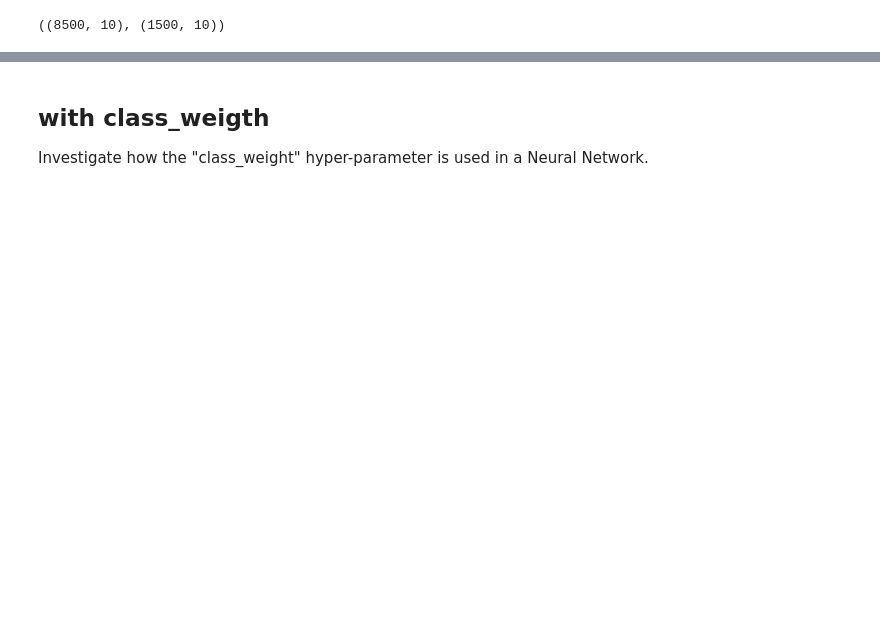
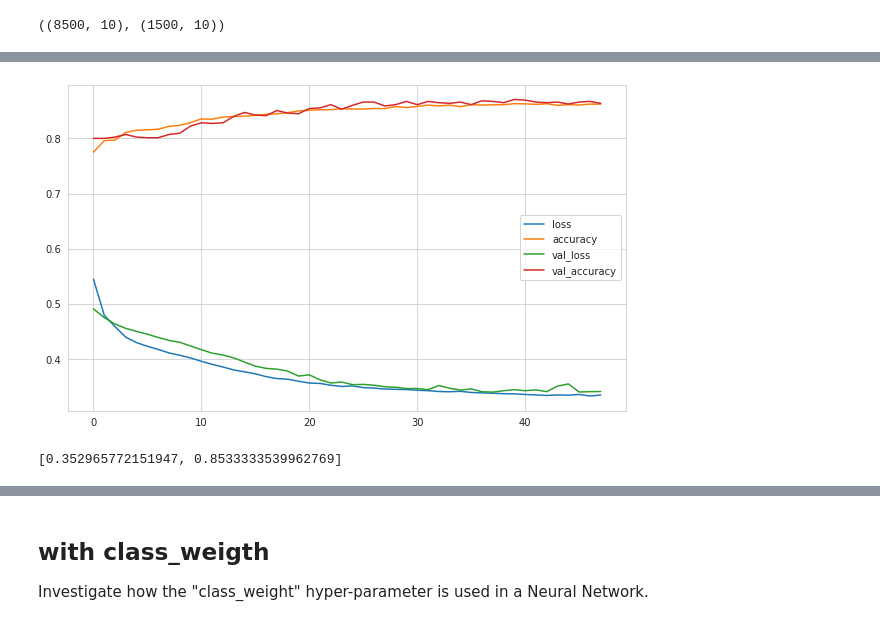
Before and after one commit to muhsinayaz/Assignments, a Jupyter notebook: 08-Deep-Learning/DL-Assignment-1 (Classification with ANN-Churn Prediction)-Student.ipynb, the cells around one changed output, grey strips where cells are left out. Drawn from its saved outputs; the diff is of its cells as text; code cells hidden in the pictures; blank space fills up the shorter version.

```diff
--- a/08-Deep-Learning/DL-Assignment-1 (Classification with ANN-Churn Prediction)-Student.ipynb
+++ b/08-Deep-Learning/DL-Assignment-1 (Classification with ANN-Churn Prediction)-Student.ipynb
@@ -156,8 +165,8 @@ scaler = MinMaxScaler()
 # %%
 column_trans = make_column_transformer((enc, cat), remainder=MinMaxScaler())
 # %%
-X_train_trans = column_trans.fit_transform(X_train)
-X_test_trans = column_trans.transform(X_test)
+X_train = column_trans.fit_transform(X_train)
+X_test = column_trans.transform(X_test)
 # %%
 # X_train= pd.DataFrame(column_trans.fit_transform(X_train), columns=features, index=X_train.index)
 # X_test= pd.DataFrame(column_trans.transform(X_test), columns=features, index=X_test.index)
@@ -187,5 +195,12 @@ model.add(Dense(5, activation = "relu"))
 model.add(Dense(1, activation = "sigmoid"))
 
 model.compile(optimizer = "adam", loss = "binary_crossentropy", metrics = ["accuracy"])
+# %%
+early_stop = EarlyStopping(monitor="val_loss",
+                           mode="auto",
+                           verbose=1,
+                           patience=10,
+                           restore_best_weights=True)
 # %%
-model.fit(x = X_train_trans, y = y_train, validation_split = 0.1, batch_size = 32, epochs = 1000, verbose=1)
+model.fit(x = X_train, y = y_train, validation_split = 0.1, batch_size = 32, epochs = 200, verbose=1,
+         callbacks=[early_stop])
@@ -203,0 +246,3 @@ model.fit(x = X_train_trans, y = y_train, validation_split = 0.1, batch_size = 3
+# %%
+loss_df = pd.DataFrame(model.history.history)
+loss_df.head()
@@ -203,0 +256,8 @@ model.fit(x = X_train_trans, y = y_train, validation_split = 0.1, batch_size = 3
+# %%
+loss_df.plot();
+# %% [output]
+[figure, added]
+# %%
+model.evaluate(X_test_trans, y_test, verbose=0)
+# %% [output]
+[0.352965772151947, 0.8533333539962769]
```
Also changed, not shown: parts of 78 cells of this notebook, 1 other file.
